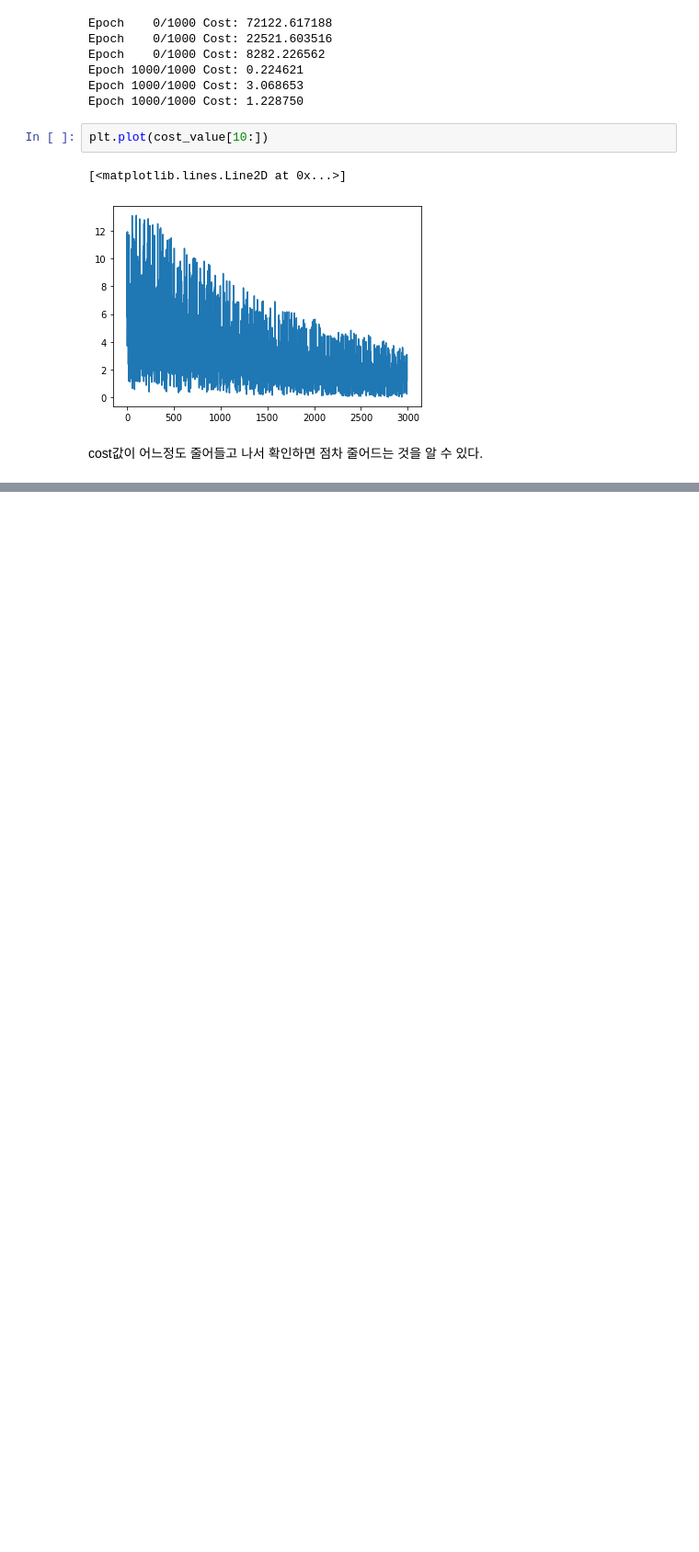
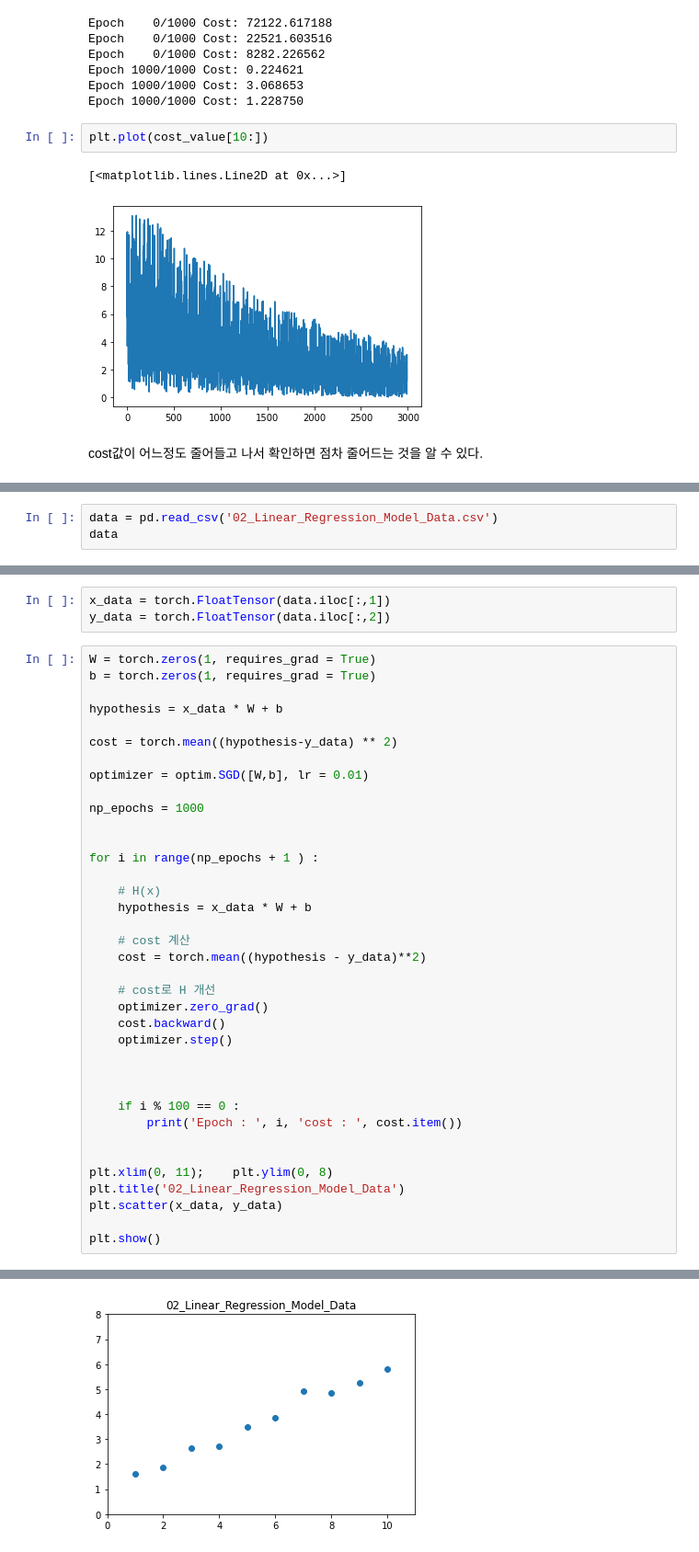
Before and after one commit to shp1204/DEEP_LEARNING, a Jupyter notebook: Lab-02 Linear Regression_.ipynb, the cells around one changed output, grey strips where cells are left out. Shown at 92% size. Cells and saved outputs as stored; diff of their text form; blank space fills up the shorter version.

```diff
--- a/Lab-02 Linear Regression_.ipynb
+++ b/Lab-02 Linear Regression_.ipynb
@@ -551,0 +571,3 @@ plt.plot(cost_value[10:])
+# %%
+data = pd.read_csv('02_Linear_Regression_Model_Data.csv')
+data
@@ -551,0 +586,41 @@ plt.plot(cost_value[10:])
+# %%
+x_data = torch.FloatTensor(data.iloc[:,1])
+y_data = torch.FloatTensor(data.iloc[:,2])
+# %%
+W = torch.zeros(1, requires_grad = True)
+b = torch.zeros(1, requires_grad = True)
+
+hypothesis = x_data * W + b
+
+cost = torch.mean((hypothesis-y_data) ** 2)
+
+optimizer = optim.SGD([W,b], lr = 0.01)
+
+np_epochs = 1000
+
+
+for i in range(np_epochs + 1 ) :
+
+    # H(x)
+    hypothesis = x_data * W + b
+
+    # cost 계산
+    cost = torch.mean((hypothesis - y_data)**2)
+
+    # cost로 H 개선
+    optimizer.zero_grad()
+    cost.backward()
+    optimizer.step()
+
+
+
+    if i % 100 == 0 :
+        print('Epoch : ', i, 'cost : ', cost.item())
+
+
+plt.xlim(0, 11);    plt.ylim(0, 8)
+plt.title('02_Linear_Regression_Model_Data')
+plt.scatter(x_data, y_data)
+
+plt.show()
+# %% [output]
@@ -551,0 +638 @@ plt.plot(cost_value[10:])
+[figure, added]
```
Also changed, not shown: parts of 14 cells of this notebook, 26 other files.
